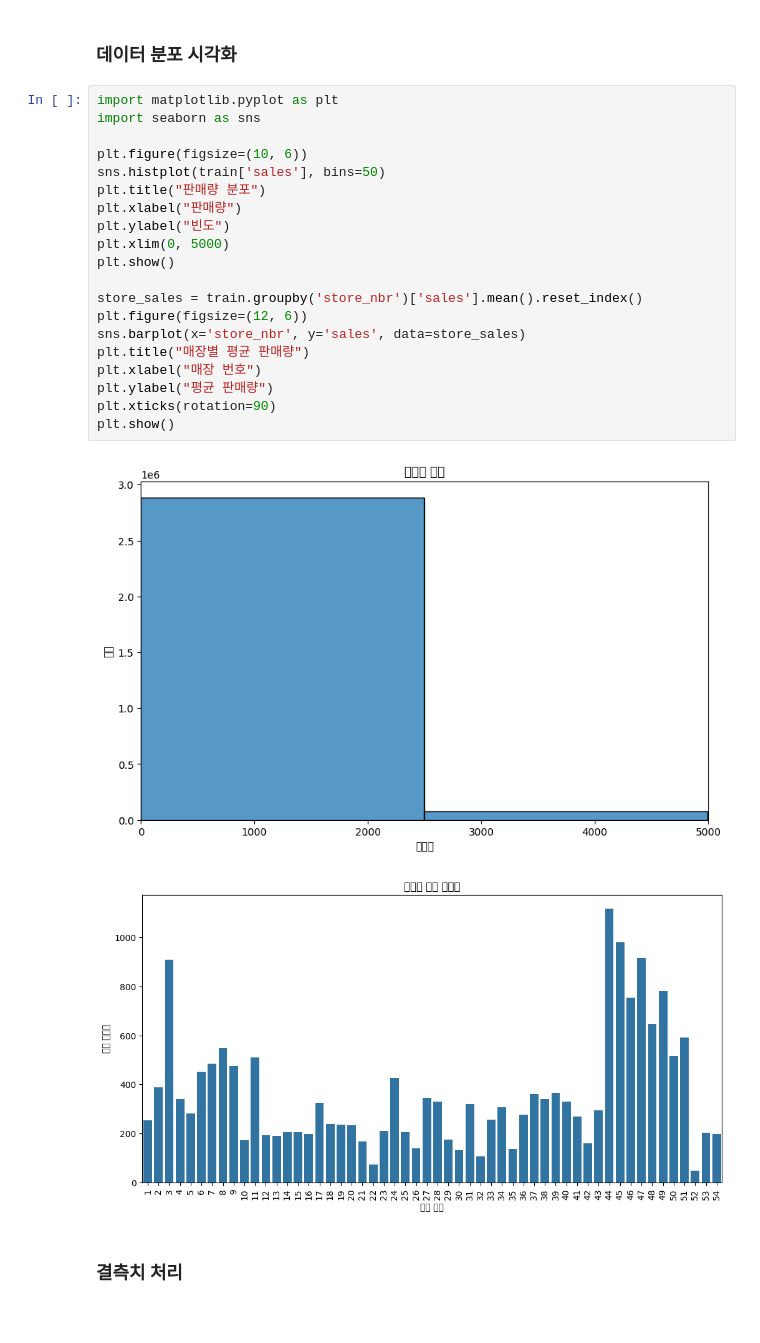
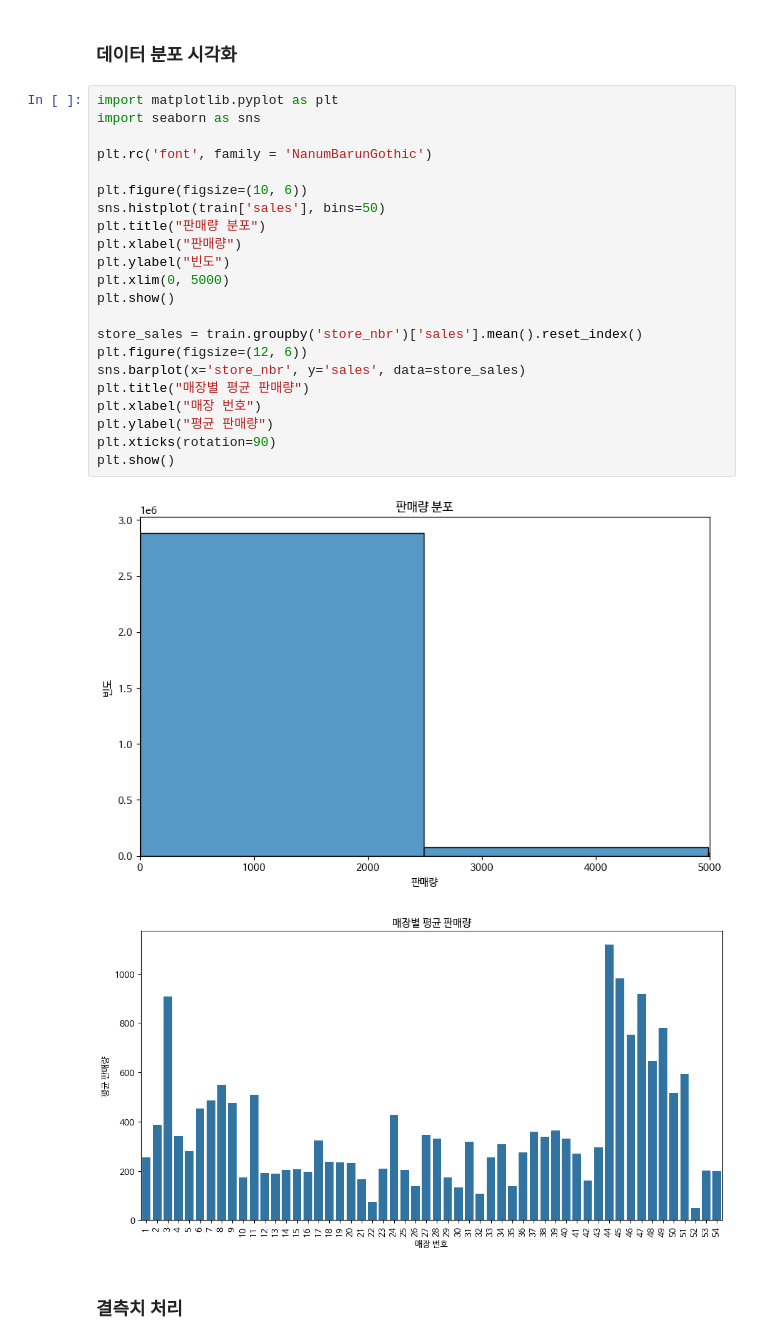
Before and after one commit to Jee-SungHee/Danalysis, a Jupyter notebook: 오픈소스_데이터_분석_7강.ipynb, the cells around one changed output. Saved outputs shown, nothing was run; the diff lists cells and outputs as text.

```diff
--- a/오픈소스_데이터_분석_7강.ipynb
+++ b/오픈소스_데이터_분석_7강.ipynb
@@ -417,26 +456,28 @@ oil.head()
 # %%
 import matplotlib.pyplot as plt
 import seaborn as sns
+
+plt.rc('font', family = 'NanumBarunGothic')
 
 plt.figure(figsize=(10, 6))
 sns.histplot(train['sales'], bins=50)
 plt.title("판매량 분포")
 plt.xlabel("판매량")
 plt.ylabel("빈도")
 plt.xlim(0, 5000)
 plt.show()
 
 store_sales = train.groupby('store_nbr')['sales'].mean().reset_index()
 plt.figure(figsize=(12, 6))
 sns.barplot(x='store_nbr', y='sales', data=store_sales)
 plt.title("매장별 평균 판매량")
 plt.xlabel("매장 번호")
 plt.ylabel("평균 판매량")
 plt.xticks(rotation=90)
 plt.show()
 # %% [output]
-[figure, old version]
+[figure, new version]
-[figure, old version]
+[figure, new version]
 # %% [markdown]
 ### 결측치 처리
 # %%
```
Also changed, not shown: parts of 12 cells of this notebook.
